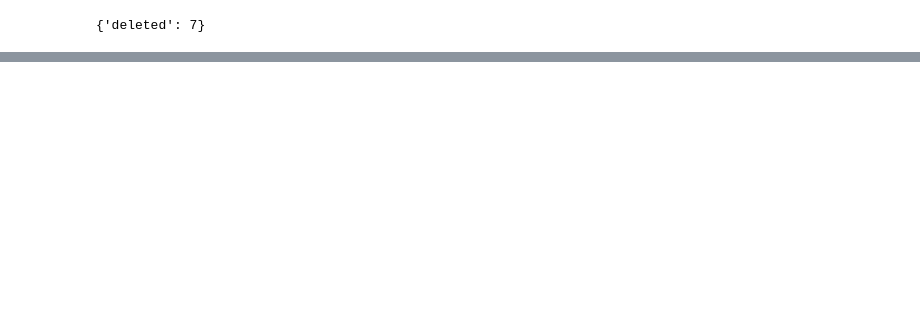
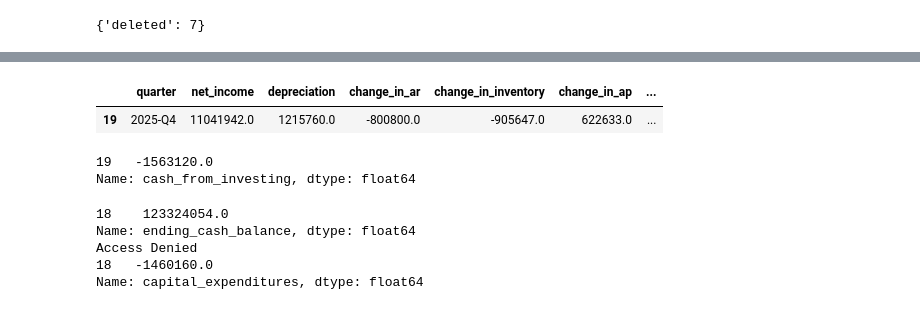
Before and after one commit to evasim/financial-assistant-rbac, a Jupyter notebook: notebook/financial_notebook.ipynb, the cells around one changed output, grey strips where cells are left out. Saved outputs shown, nothing was run; the diff lists cells and outputs as text; code cells hidden in the pictures; blank space fills up the shorter version.

```diff
--- a/notebook/financial_notebook.ipynb
+++ b/notebook/financial_notebook.ipynb
@@ -694,0 +808,5 @@ collection.delete(ids=[f"test_payroll_{i}" for i in range(7)])
+# %%
+# cash_flow_statement.csv
+
+cash_csv = pd.read_csv("../data/cash_flow_statement.csv")
+cash_csv.head()
@@ -694,0 +820,12 @@ collection.delete(ids=[f"test_payroll_{i}" for i in range(7)])
+# %%
+cash_row = cash_csv.loc[cash_csv["quarter"] == "2025-Q4"]
+cash_row
+# %% [output]
+|  | quarter | net_income | depreciation | change_in_ar | change_in_inventory | change_in_ap | ... |
+| 19 | 2025-Q4 | 11041942.0 | 1215760.0 | -800800.0 | -905647.0 | 622633.0 | ... |
+# %%
+cash_row_2 = cash_csv.loc[cash_csv["quarter"] == "2025-Q4", "cash_from_investing"]
+cash_row_2
+# %% [output]
+19   -1563120.0
+Name: cash_from_investing, dtype: float64
@@ -694,0 +847,10 @@ collection.delete(ids=[f"test_payroll_{i}" for i in range(7)])
+# %%
+print(get_value_cash("2025-Q3", "ending_cash_balance", "manager"))
+print(get_value_cash("2025-Q3", "capital_expenditures", "manager"))
+print(get_value_cash("2025-Q3", "capital_expenditures", "exec"))
+# %% [output]
+18    123324054.0
+Name: ending_cash_balance, dtype: float64
+Access Denied
+18   -1460160.0
+Name: capital_expenditures, dtype: float64
```
Also changed, not shown: parts of 16 cells of this notebook.
